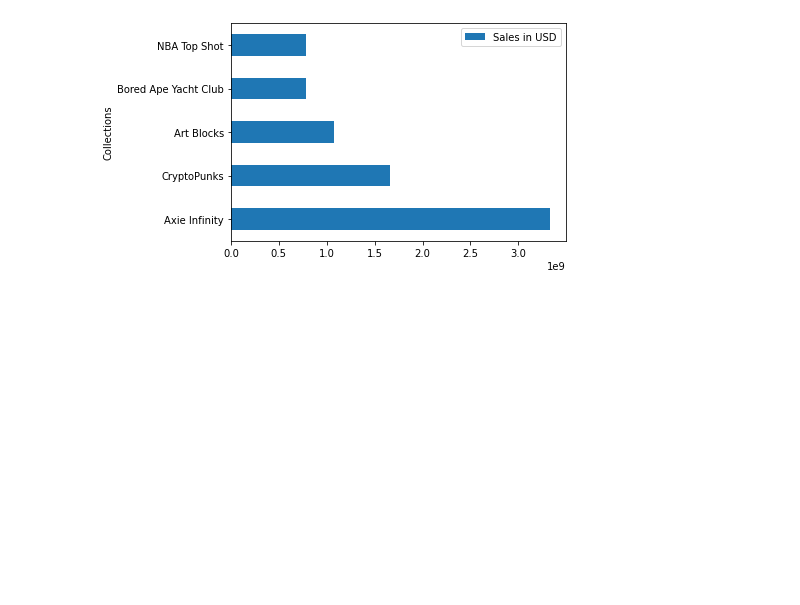
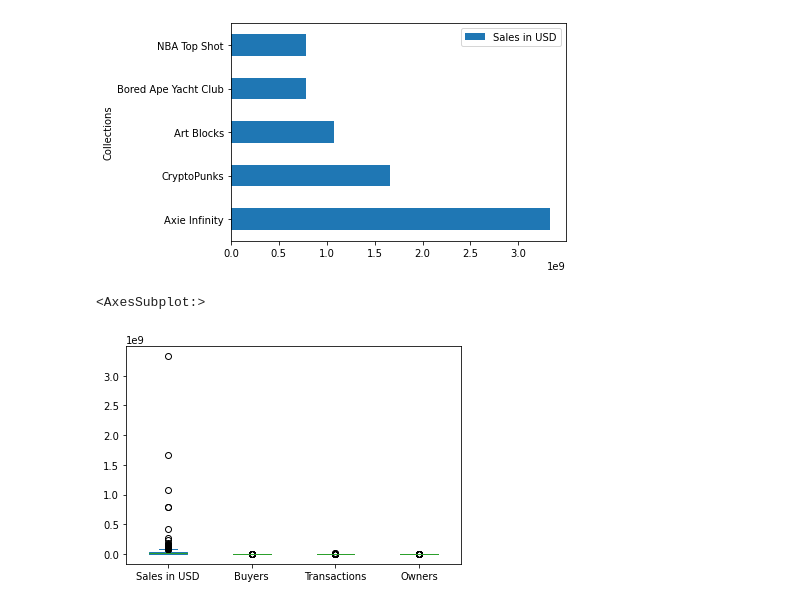
Before and after one commit to Jopompa/dh140, a Jupyter notebook: Project Analysis.ipynb, the cells around one changed output. Drawn from its saved outputs; the diff is of its cells as text; code cells hidden in the pictures; blank space fills up the shorter version.

```diff
--- a/Project Analysis.ipynb
+++ b/Project Analysis.ipynb
@@ -137,3 +137,9 @@ df.head().sort_values(by='Sales in USD',ascending=False).plot(kind='barh',x='Col
 # %% [output]
 <AxesSubplot:ylabel='Collections'>
 [figure]
+# %%
+# Identifying how many outliers there are when looking at sales in value
+df.sort_values(by='Sales in USD',ascending=False).plot(kind='box')
+# %% [output]
+<AxesSubplot:>
+[figure, added]
```
Also changed, not shown: parts of 2 cells of this notebook.
